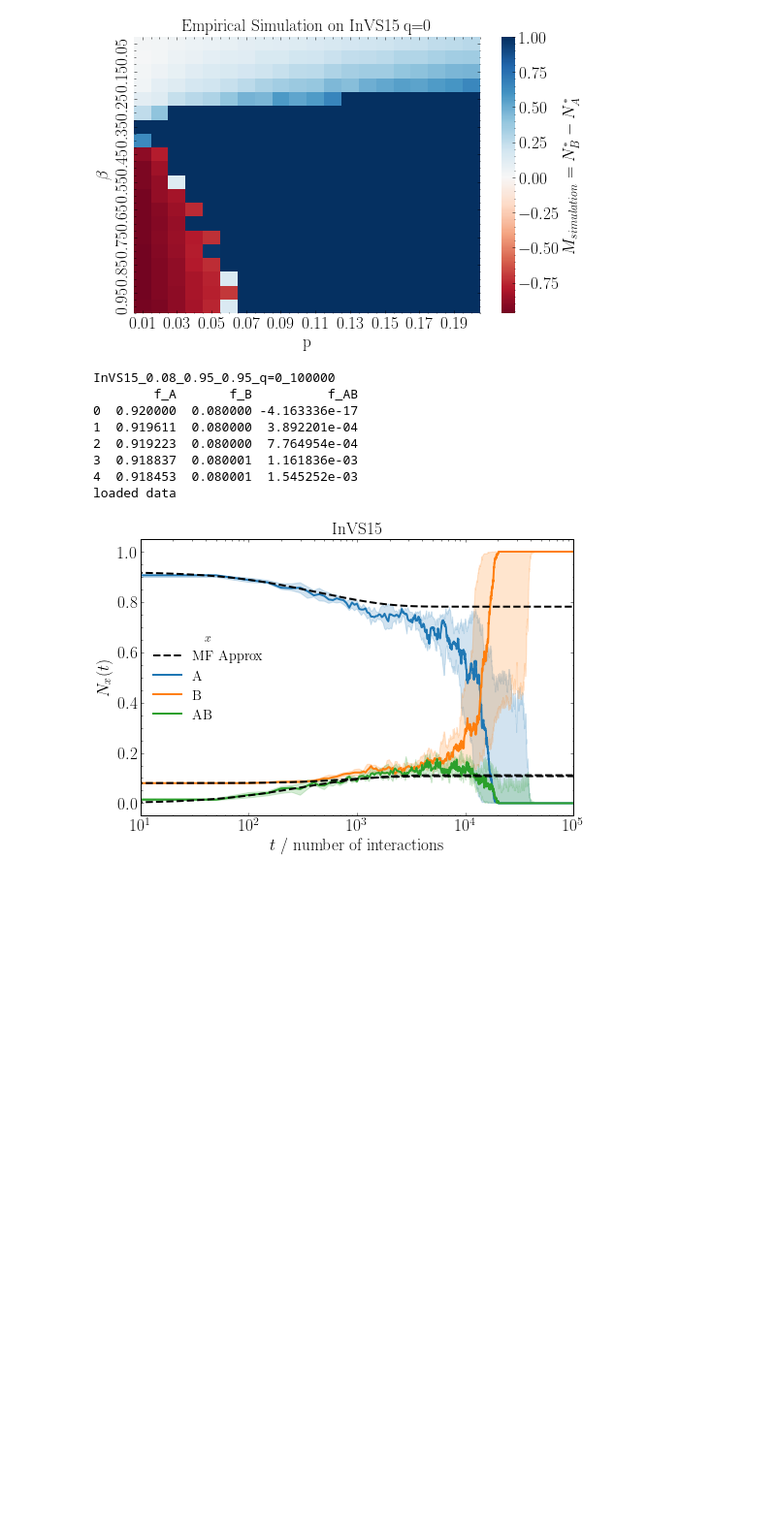
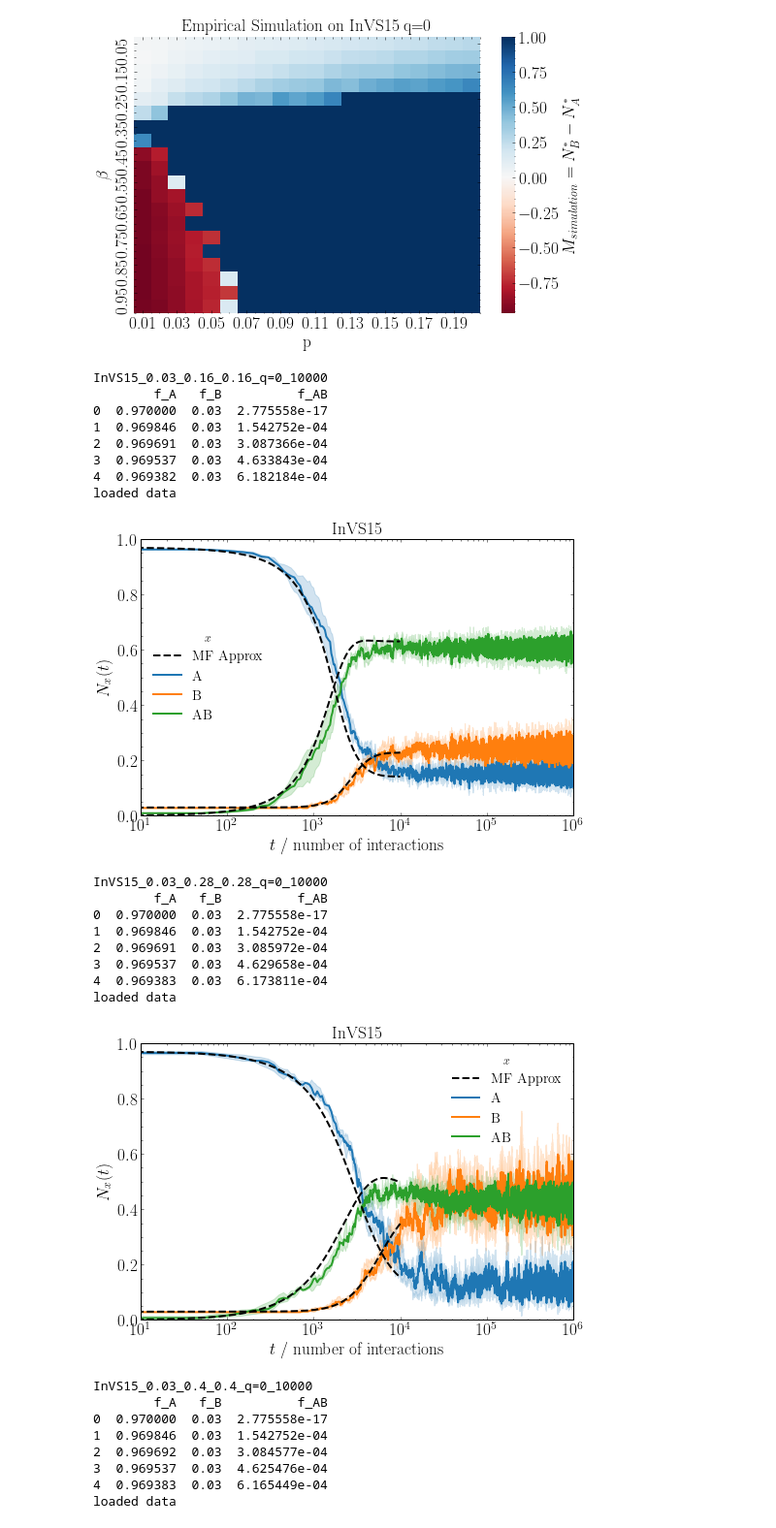
Before and after one commit to tomcjackc/higher-order-social-dynamics, a Jupyter notebook: mean-field_studies/preacher/numerical_integration/Plotting Numerical Integration in Proper Style.ipynb, the cells around one changed output. Shown: that part at 97% size. Cells and saved outputs as stored; diff of their text form; code cells hidden in the pictures; blank space fills up the shorter version.

```diff
--- a/mean-field_studies/preacher/numerical_integration/Plotting Numerical Integration in Proper Style.ipynb
+++ b/mean-field_studies/preacher/numerical_integration/Plotting Numerical Integration in Proper Style.ipynb
@@ -21,10 +21,9 @@ import seaborn as sb
 
 mpl.style.use('report_style.mplstyle')
 # %%
-ps = np.linspace(0.01, 0.2, 20)
-betas = np.linspace(0.05, 1, 20)
-run_length = 10**5
-qs = [0]
+ps = [0.03]#np.linspace(0.01, 0.2, 20)
+betas = [0.16, 0.28, 0.4, 0.76]#np.linspace(0.05, 1, 20)
+run_length = 10**4
+qs = [0,1]
 ensemble_size=10
 social_structures = ['InVS15']#, 'LyonSchool', 'SFHH', 'Thiers13']
-print(ps)
@@ -116,7 +110,7 @@ for social_structure in social_structures:
 
                     beta_non_committed = beta
                     beta_committed = beta
-                    fname = f'{social_structure}_{p}_{beta_non_committed}_{beta_committed}_q={q}_{run_length*10}_{ensemble_size}'
+                    fname = f'{social_structure}_{p}_{beta_non_committed}_{beta_committed}_q={q}_{run_length*100}_{ensemble_size}'
 
                     data = genfromtxt(f'outputs/sim_{fname}.csv', delimiter=',')
 
@@ -128,45 +122,63 @@ for social_structure in social_structures:
 
                     N = A_data[0,0]+B_data[0,0]+AB_data[0,0]
 
                     A_data = A_data/N
                     B_data = B_data/N
                     AB_data = AB_data/N
 
                     A_data_av = np.median(A_data, axis=0)
                     A_data_25 = np.percentile(A_data, 25, axis=0)
                     A_data_75 = np.percentile(A_data, 75, axis=0)
                     B_data_av = np.median(B_data, axis=0)
                     B_data_25 = np.percentile(B_data, 25, axis=0)
                     B_data_75 = np.percentile(B_data, 75, axis=0)
                     AB_data_av = np.median(AB_data, axis=0)
                     AB_data_25 = np.percentile(AB_data, 25, axis=0)
                     AB_data_75 = np.percentile(AB_data, 75, axis=0)
 
                     t = np.linspace(0, 10**6, num=(10**6)//50+1, endpoint=True)
 
 
-                    plt.plot(t[:10**5], A_data_av[:10**5], color='tab:blue', label=r'A')
-                    plt.fill_between(t[:10**5], y1=A_data_25[:10**5], y2=A_data_75[:10**5], color='tab:blue', alpha=0.2)
-                    plt.plot(t[:10**5], B_data_av[:10**5], color='tab:orange', label=r'B')
-                    plt.fill_between(t[:10**5], y1=B_data_25[:10**5], y2=B_data_75[:10**5], color='tab:orange', alpha=0.2)
-                    plt.plot(t[:10**5], AB_data_av[:10**5], color='tab:green', label=r'AB')
-                    plt.fill_between(t[:10**5], y1=AB_data_25[:10**5], y2=AB_data_75[:10**5], color='tab:green', alpha=0.2)
+                    plt.plot(t, A_data_av, color='tab:blue', label=r'A')
+                    plt.fill_between(t, y1=A_data_25, y2=A_data_75, color='tab:blue', alpha=0.2)
+                    plt.plot(t, B_data_av, color='tab:orange', label=r'B')
+                    plt.fill_between(t, y1=B_data_25, y2=B_data_75, color='tab:orange', alpha=0.2)
+                    plt.plot(t, AB_data_av, color='tab:green', label=r'AB')
+                    plt.fill_between(t, y1=AB_data_25, y2=AB_data_75, color='tab:green', alpha=0.2)
 
                     #plt.title(r'$\beta$' + f' = {beta_non_committed} and q={q}')
                     plt.title(social_structure)
                     plt.xlabel('$t$ / number of interactions')
                     plt.ylabel(r'$N_{x}(t)$')
                     plt.legend(title=r'$x$')
-                    plt.xlim((10,10**5))
+                    plt.xlim((10,10**6))
+                    plt.ylim((0,1))
                     plt.savefig(f'Comparison_{fname}_logtime.pdf')
                     plt.show()
 # %% [output]
-InVS15_0.08_0.95_0.95_q=0_100000
-        f_A       f_B          f_AB
-0  0.920000  0.080000 -4.163336e-17
-1  0.919611  0.080000  3.892201e-04
-2  0.919223  0.080000  7.764954e-04
-3  0.918837  0.080001  1.161836e-03
-4  0.918453  0.080001  1.545252e-03
+InVS15_0.03_0.16_0.16_q=0_10000
+        f_A   f_B          f_AB
+0  0.970000  0.03  2.775558e-17
+1  0.969846  0.03  1.542752e-04
+2  0.969691  0.03  3.087366e-04
+3  0.969537  0.03  4.633843e-04
+4  0.969382  0.03  6.182184e-04
 loaded data
-[figure, old version]
+[figure, new version]
+InVS15_0.03_0.28_0.28_q=0_10000
+        f_A   f_B          f_AB
+0  0.970000  0.03  2.775558e-17
+1  0.969846  0.03  1.542752e-04
+2  0.969691  0.03  3.085972e-04
+3  0.969537  0.03  4.629658e-04
+4  0.969383  0.03  6.173811e-04
+loaded data
+[figure, added]
+InVS15_0.03_0.4_0.4_q=0_10000
+        f_A   f_B          f_AB
+0  0.970000  0.03  2.775558e-17
+1  0.969846  0.03  1.542752e-04
+2  0.969692  0.03  3.084577e-04
+3  0.969537  0.03  4.625476e-04
+4  0.969383  0.03  6.165449e-04
+loaded data
```
Also changed, not shown: parts of 3 cells of this notebook, 31 other files.
